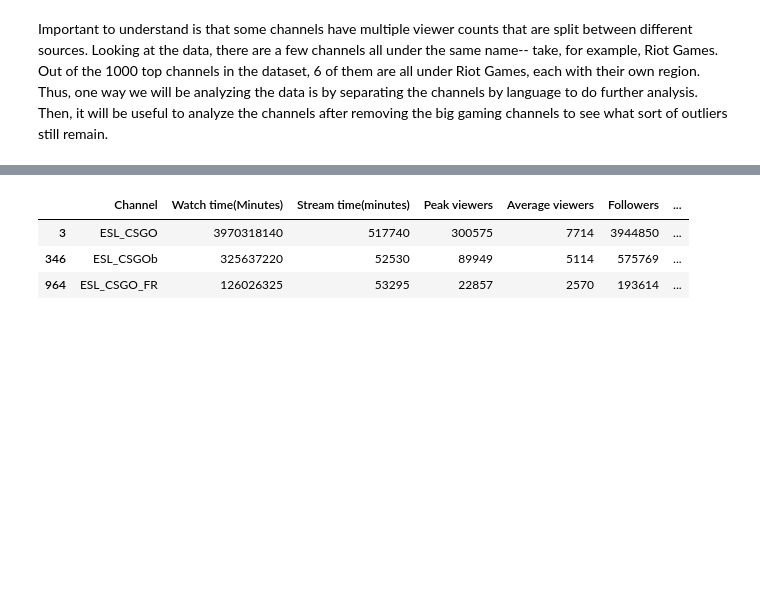
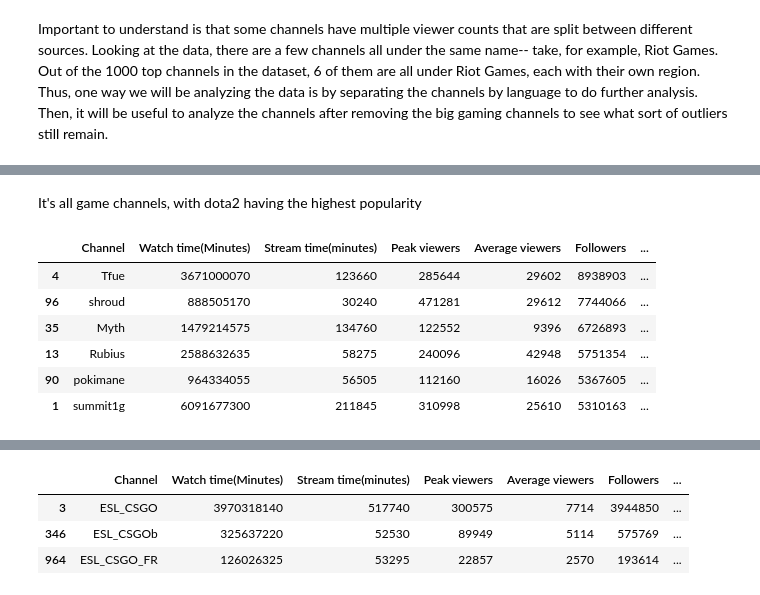
Before and after one commit to BeanutPutters/BeanutPutters.github.io, a Jupyter notebook: project0/Final.ipynb, the cells around one changed output, grey strips where cells are left out. Drawn from its saved outputs; the diff is of its cells as text; code cells hidden in the pictures; blank space fills up the shorter version.

```diff
--- a/project0/Final.ipynb
+++ b/project0/Final.ipynb
@@ -160,0 +151,13 @@ KeyError: 'R6'
+# %% [markdown]
+It's all game channels, with dota2 having the highest popularity
+# %%
+#English followers
+data.sort_values(axis=0,by='Followers',ascending=False).head(6)
+# %% [output]
+|  | Channel | Watch time(Minutes) | Stream time(minutes) | Peak viewers | Average viewers | Followers | ... |
+| 4 | Tfue | 3671000070 | 123660 | 285644 | 29602 | 8938903 | ... |
+| 96 | shroud | 888505170 | 30240 | 471281 | 29612 | 7744066 | ... |
+| 35 | Myth | 1479214575 | 134760 | 122552 | 9396 | 6726893 | ... |
+| 13 | Rubius | 2588632635 | 58275 | 240096 | 42948 | 5751354 | ... |
+| 90 | pokimane | 964334055 | 56505 | 112160 | 16026 | 5367605 | ... |
+| 1 | summit1g | 6091677300 | 211845 | 310998 | 25610 | 5310163 | ... |
```
Also changed, not shown: parts of 10 cells of this notebook.
